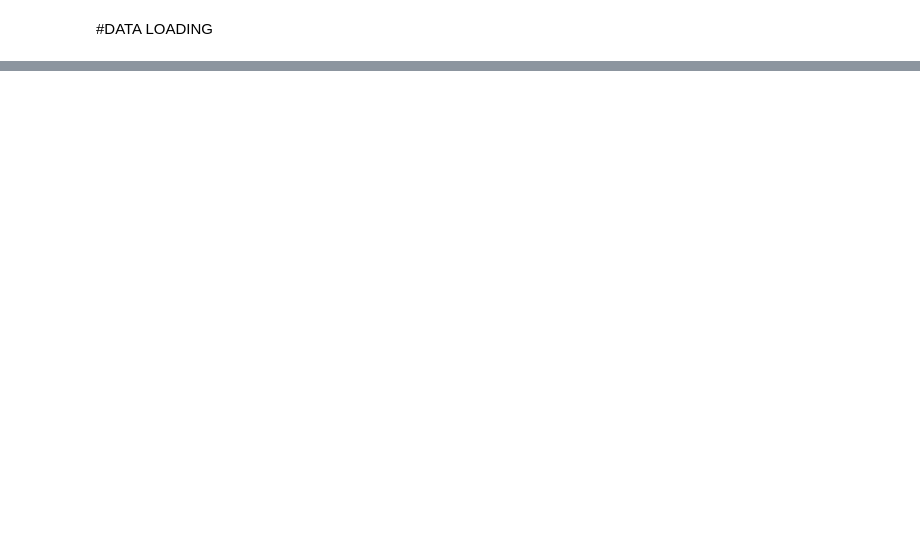
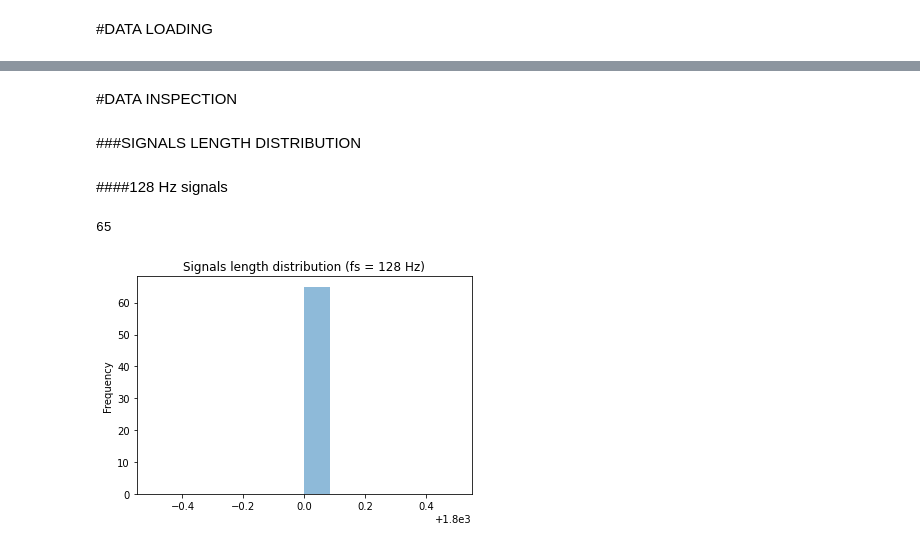
Before and after one commit to alice202122/AI_PROJECT, a Jupyter notebook: AI_Assignment.ipynb, the cells around one changed output, grey strips where cells are left out. Drawn from its saved outputs; the diff is of its cells as text; code cells hidden in the pictures; blank space fills up the shorter version.

```diff
--- a/AI_Assignment.ipynb
+++ b/AI_Assignment.ipynb
@@ -139,0 +101,4 @@ plt.show()
+# %%
+Rpks = []          # list initialization
+Rpks, num_files = storage(Rpks, input_directory, 'k', 'rpeaks')
+num_files
@@ -139,0 +109,4 @@ plt.show()
+# %%
+beats_anns = []    # list initialization
+beats_anns, num_files = storage(beats_anns, input_directory, 'n', 'labels')
+num_files
@@ -139,0 +117,34 @@ plt.show()
+# %%
+data = []                                                                         # list initialization
+row = []                                                                          # list initialization
+for patient in range(num_files):                                                  # scrolls patient by patient
+  row = [ ECGs[patient], Rpks[patient], beats_anns[patient] ]
+  data.append(row)                                                                # store row in a list
+# %% [markdown]
+#DATA INSPECTION
+# %% [markdown]
+###SIGNALS LENGTH DISTRIBUTION
+# %%
+def signals_lenght_distr(input_directory, last_character, fs):
+
+  ECGs_fs = []
+  ECGs, num_files = storage(ECGs_fs, input_directory, last_character, 'ecg')
+
+  ECG = 0
+  ECGsfs_lengths = []                                   # list initialization
+  for patient in range(len(ECGs_fs)):                   # scrolls patient by patient
+    ECGsfs_lengths.append(len(data[patient][ECG])/fs)   # store signals length in a list
+
+  ECGsfs_lengths = pd.Series(ECGsfs_lengths)
+  ax = ECGsfs_lengths.plot.hist(bins=12, alpha=0.5)
+  ax.set_title("Signals length distribution (fs = " + str(fs) + " Hz)")
+
+  return ECGs_fs, num_files
+# %% [markdown]
+####128 Hz signals
+# %%
+ECGs_128, num_files = signals_lenght_distr(input_directory, '8', 128)
+num_files   # checking all files have been stored
+# %% [output]
+65
+[figure, added]
```
Also changed, not shown: parts of 100 cells of this notebook.
